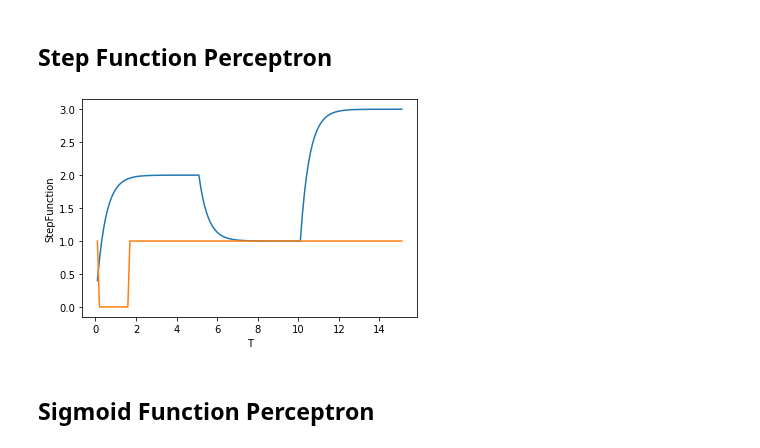
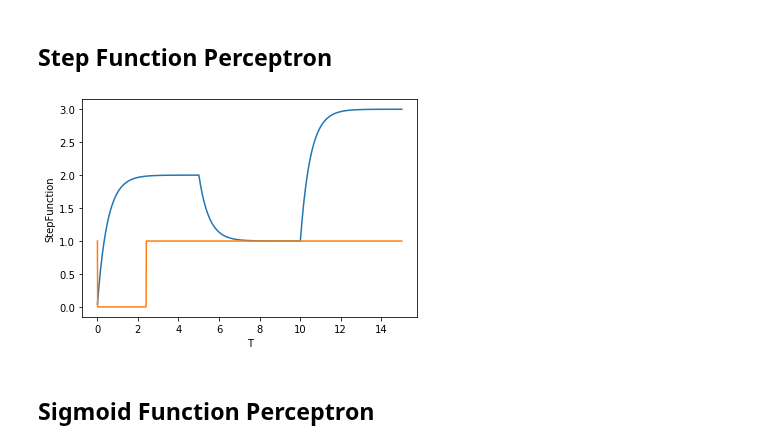
Before and after one commit to JamesDun2866/Computational-Science, a Jupyter notebook: Computational Science.ipynb, the cells around one changed output. Cells and saved outputs as stored; diff of their text form; code cells hidden in the pictures.

```diff
--- a/Computational Science.ipynb
+++ b/Computational Science.ipynb
@@ -185,7 +185,7 @@ Actualplt = sns.lineplot(x="T", y="U", data=dfactual2)  #plot actual results
 # %% [markdown]
 ## Box Muller Algorithm
 # %%
-standarddev = 0.1 #Target Standard Deviation
+standarddev = 0.01 #Target Standard Deviation
 meanx = 0 # Target Mean
 noise = [] #Noise array
 distz1 = [] # Array of distribution of random numbers without modification
@@ -477,29 +477,31 @@ def train_weights_step(array, lr, Epochs): #Method for step activation
         for x in array:# for each value in epoch array
             prediction = predict(x,Weight) # complete prediction on result
             if count == 0: # change target for weight
-                Target = x[2]
+                Target = x[0]
             elif count==1: # change target for weight
                 Target = x[1]
             else: #change target for weight
-                Target = x[0]
+                Target = x[2]
             delta = Target - prediction #Calculate delta
             error = delta # set error to delta
+
+            #print(Weight)
             Output.append(prediction) # append prediction
             Weight_change_bias= -lr*Target*error # calculate new bias weight
             Weight[0] = Weight[0] + Weight_change_bias # change the bias weight
 
             Weight_change= -lr*Target*error # calculate weight change
-            for i in range(len(x)-1):  # for each item in the tuple update weigt
+            for i in range(len(x)):  # for each item in the tuple update weigt
                 Weight[i + 1] = Weight[i +1] + Weight_change #update weight
             count = count + 1 # increment count
         return Output #return data
 
 
-def predict(x, weight): #Declare the perceptron
-    activation = 0  #set the default activation to 0
-    activation = weight[0]
-    for i in range(len(x)-1):
-        activation = activation + weight[i + 1]*x[i] #times the wight by x and add it to activation
+def predict(xn2, weightn2): #Declare the perceptron
+    #activation = 0  #set the default activation to 0
+    activation = weightn2[0]
+    for i in range(len(xn2)-1):
+        activation = activation + weightn2[i + 1]*xn2[i] #times the wight by x and add it to activation
     return 1 if activation <= 0 else 0 # if the result of the activation is greater than or equal to0.5 return true else false
 
 def Tuple_converter(array): #convert array into a tuple set
@@ -516,12 +518,12 @@ def Tuple_converter(array): #convert array into a tuple set
     return Tuplearray # return tuple
 # %%
 x1 = Tuple_converter(df1['xNoise'])
-Stepfunction = train_weights_step(x1,0.01,10)
+Stepfunction = train_weights_step(x1,0.001,1)
 df1['StepFunction'] = Stepfunction
 t = sns.lineplot(x="T", y="X", data=df1)  #plot actual
 t2 = sns.lineplot(x="T", y="StepFunction", data=df1) #plot predicted
 # %% [output]
-[figure, old version]
+[figure, new version]
 # %% [markdown]
 ## Sigmoid Function Perceptron
 # %%
```
Also changed, not shown: parts of 15 cells of this notebook.
